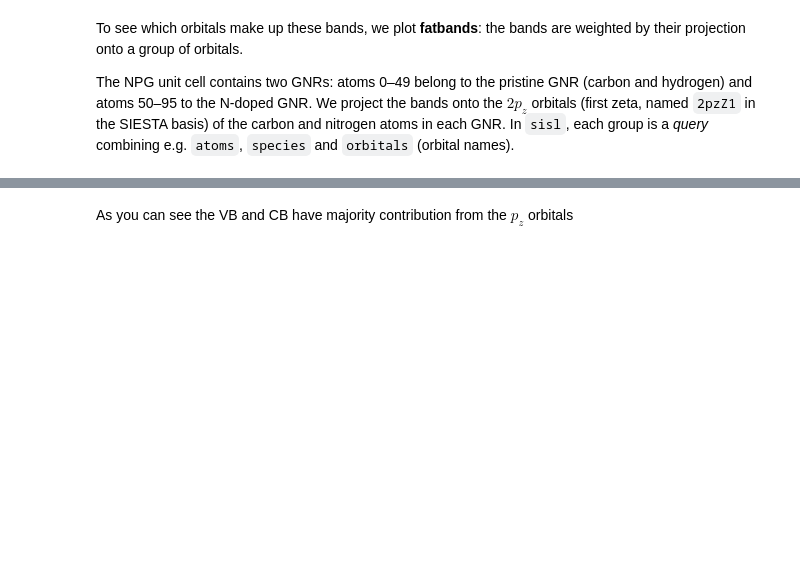
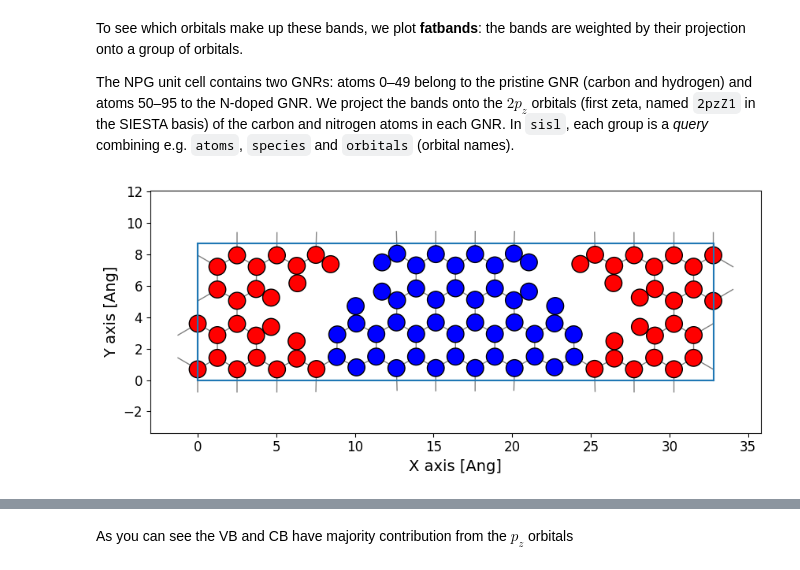
Before and after one commit to alananaya230798/Transiesta_School_2026, a Jupyter notebook: Orbital_Pruning/Orbital_Pruning.ipynb, the cells around one changed output, grey strips where cells are left out. Drawn from its saved outputs; the diff is of its cells as text; code cells hidden in the pictures; blank space fills up the shorter version.

```diff
--- a/Orbital_Pruning/Orbital_Pruning.ipynb
+++ b/Orbital_Pruning/Orbital_Pruning.ipynb
@@ -101,5 +128,15 @@ To see which orbitals make up these bands, we plot **fatbands**: the bands are w
 The NPG unit cell contains two GNRs: atoms 0–49 belong to the pristine GNR (carbon and hydrogen) and atoms 50–95 to the N-doped GNR.
 We project the bands onto the $2p_z$ orbitals (first zeta, named `2pzZ1` in the SIESTA basis) of the carbon and nitrogen atoms in each GNR.
 In `sisl`, each group is a *query* combining e.g. `atoms`, `species` and `orbitals` (orbital names).
+# %%
+geom_plot = H_dft.geometry.plot(axes="xy", backend="matplotlib",)
+geom_plot.update_inputs(
+    atoms_style=[
+        {"atoms": range(50), "color": "red","size":15},{"atoms": range(50,96), "color": "blue","size":15}
+    ]
+)
+geom_plot.set_size_inches(10, 4)
+# %% [output]
+[figure, added]
 # %%
 groups = [
```
Also changed, not shown: parts of 36 cells of this notebook, 1 other file.
